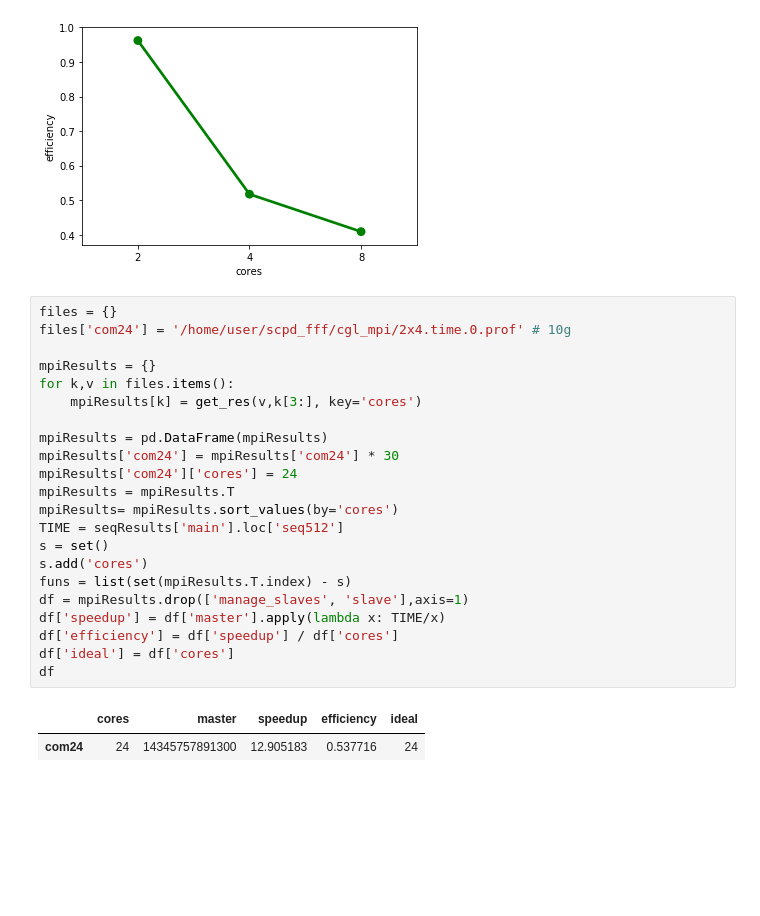
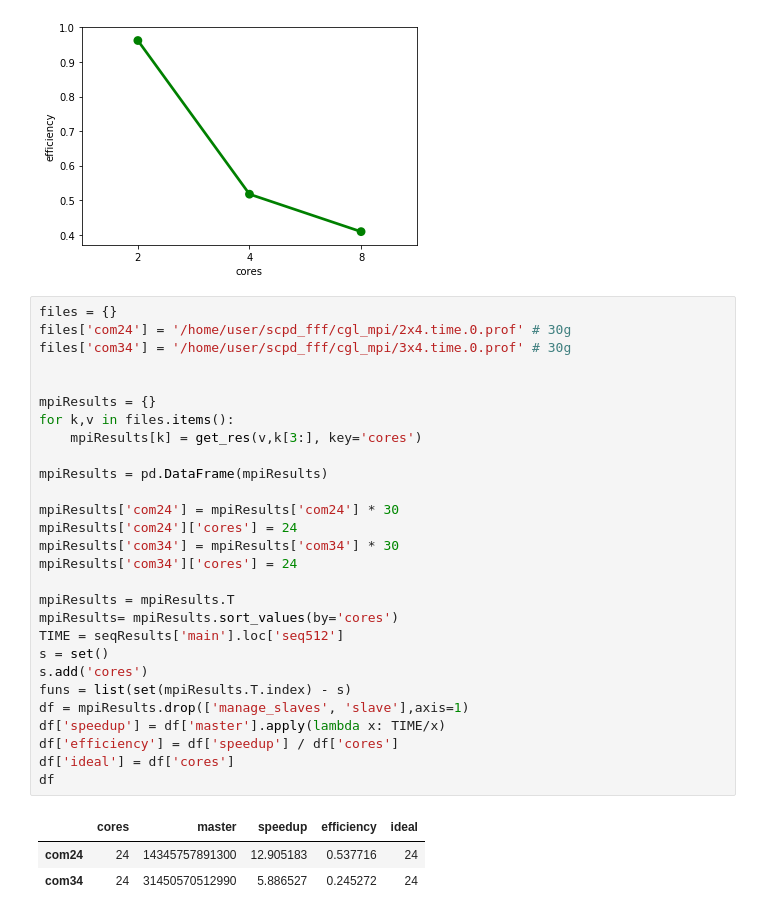
Before and after one commit to FraMecca/SCPD_FFF, a Jupyter notebook: graphs.ipynb, the cells around one changed output. Drawn from its saved outputs; the diff is of its cells as text; blank space fills up the shorter version.

```diff
--- a/graphs.ipynb
+++ b/graphs.ipynb
@@ -212,26 +212,33 @@ Efficiency SHM
 [figure]
 # %%
 files = {}
-files['com24'] = '/home/user/scpd_fff/cgl_mpi/2x4.time.0.prof' # 10g
+files['com24'] = '/home/user/scpd_fff/cgl_mpi/2x4.time.0.prof' # 30g
+files['com34'] = '/home/user/scpd_fff/cgl_mpi/3x4.time.0.prof' # 30g
+
 
 mpiResults = {}
 for k,v in files.items():
     mpiResults[k] = get_res(v,k[3:], key='cores')
 
 mpiResults = pd.DataFrame(mpiResults)
+
 mpiResults['com24'] = mpiResults['com24'] * 30
 mpiResults['com24']['cores'] = 24
+mpiResults['com34'] = mpiResults['com34'] * 30
+mpiResults['com34']['cores'] = 24
+
 mpiResults = mpiResults.T
 mpiResults= mpiResults.sort_values(by='cores')
 TIME = seqResults['main'].loc['seq512']
 s = set()
 s.add('cores')
 funs = list(set(mpiResults.T.index) - s)
 df = mpiResults.drop(['manage_slaves', 'slave'],axis=1)
 df['speedup'] = df['master'].apply(lambda x: TIME/x)
 df['efficiency'] = df['speedup'] / df['cores']
 df['ideal'] = df['cores']
 df
 # %% [output]
 |  | cores | master | speedup | efficiency | ideal |
 | com24 | 24 | 14345757891300 | 12.905183 | 0.537716 | 24 |
+| com34 | 24 | 31450570512990 | 5.886527 | 0.245272 | 24 |
```
Also changed, not shown: 3 other files.
